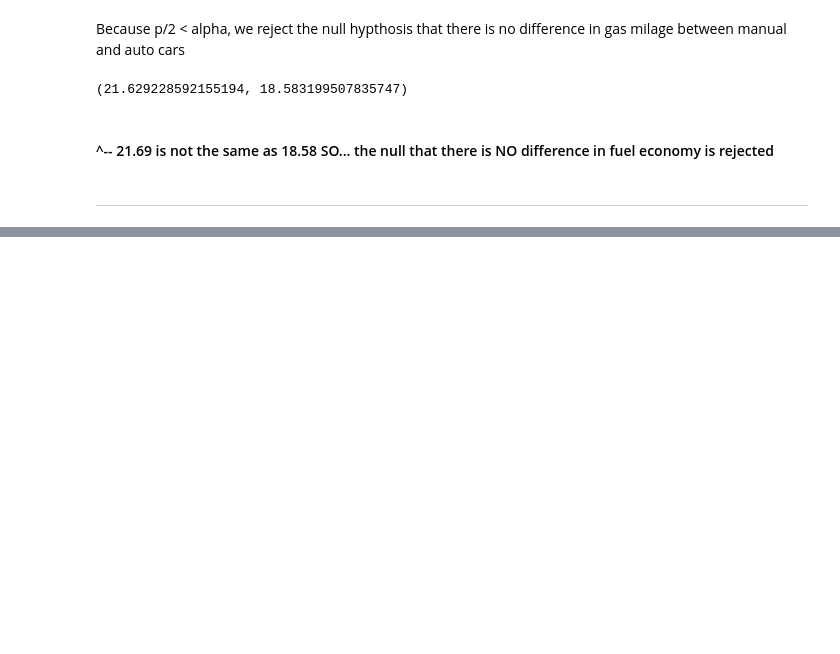
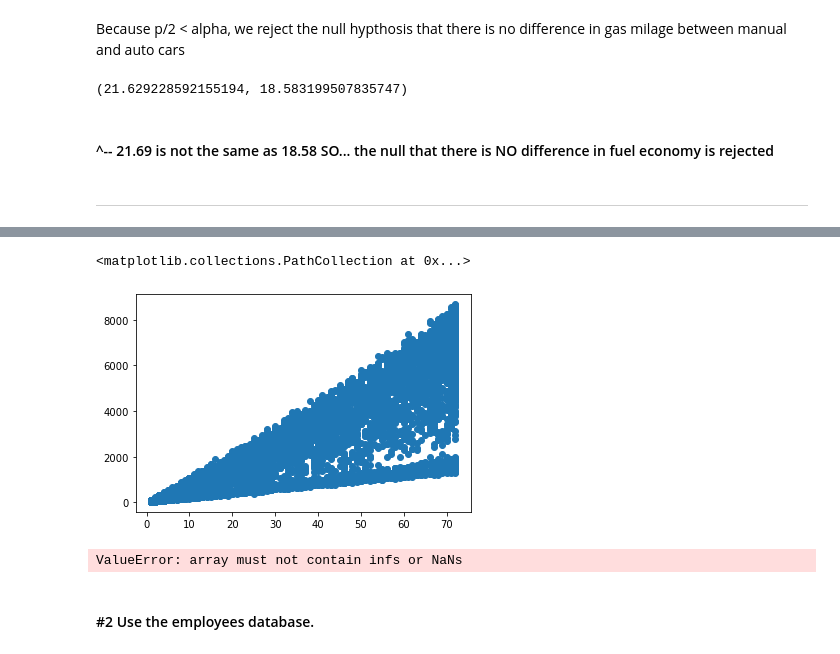
Before and after one commit to natasharivers/Statistics, a Jupyter notebook: hypothesis_testing.ipynb, the cells around one changed output, grey strips where cells are left out. Cells and saved outputs as stored; diff of their text form; code cells hidden in the pictures; blank space fills up the shorter version.

```diff
--- a/hypothesis_testing.ipynb
+++ b/hypothesis_testing.ipynb
@@ -417,0 +486,15 @@ ________
+# %%
+x = df.tenure
+y= df.TotalCharges
+# %%
+plt.scatter(x,y)
+# %% [output]
+<matplotlib.collections.PathCollection at 0x...>
+[figure, added]
+# %%
+r, p = stats.pearsonr(x,y)
+r, p
+# %% [output]
+ValueError: array must not contain infs or NaNs
+# %% [markdown]
+#### #2 Use the employees database.
```
Also changed, not shown: parts of 22 cells of this notebook.
